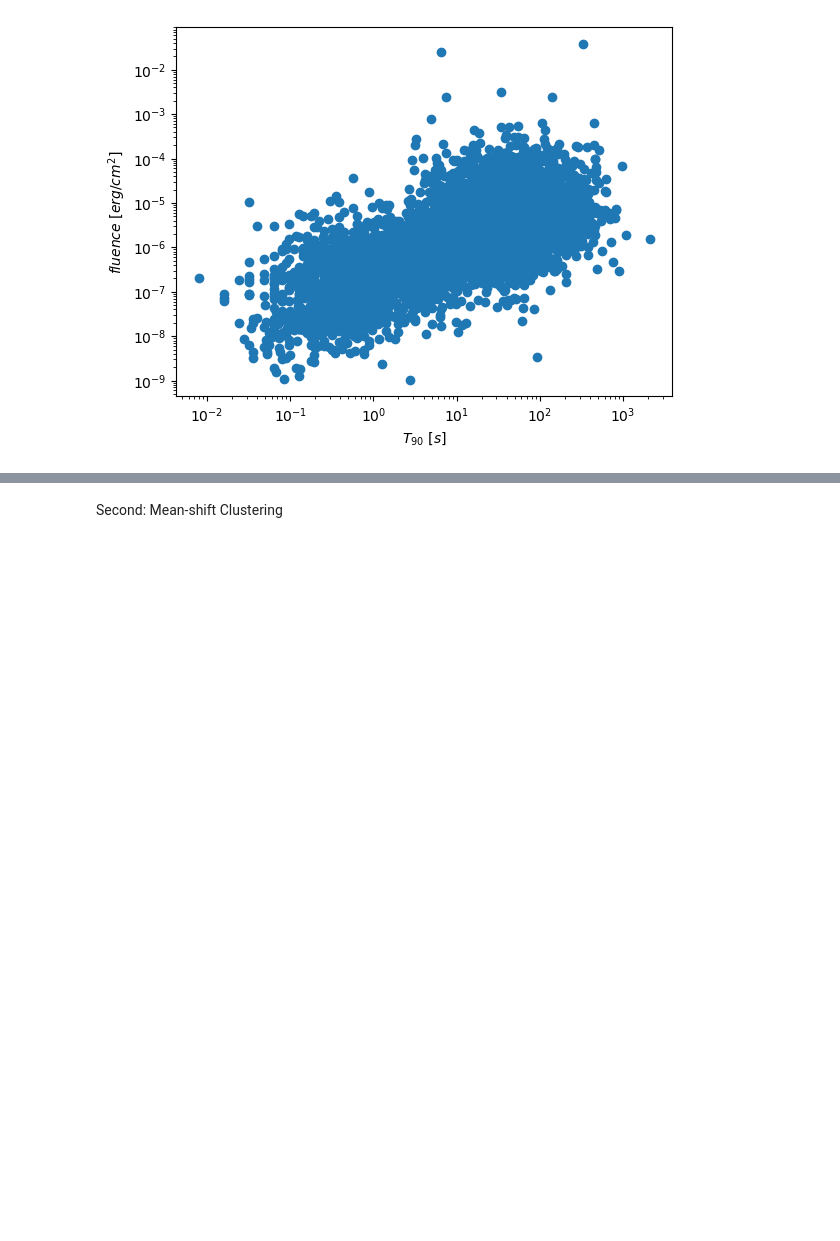
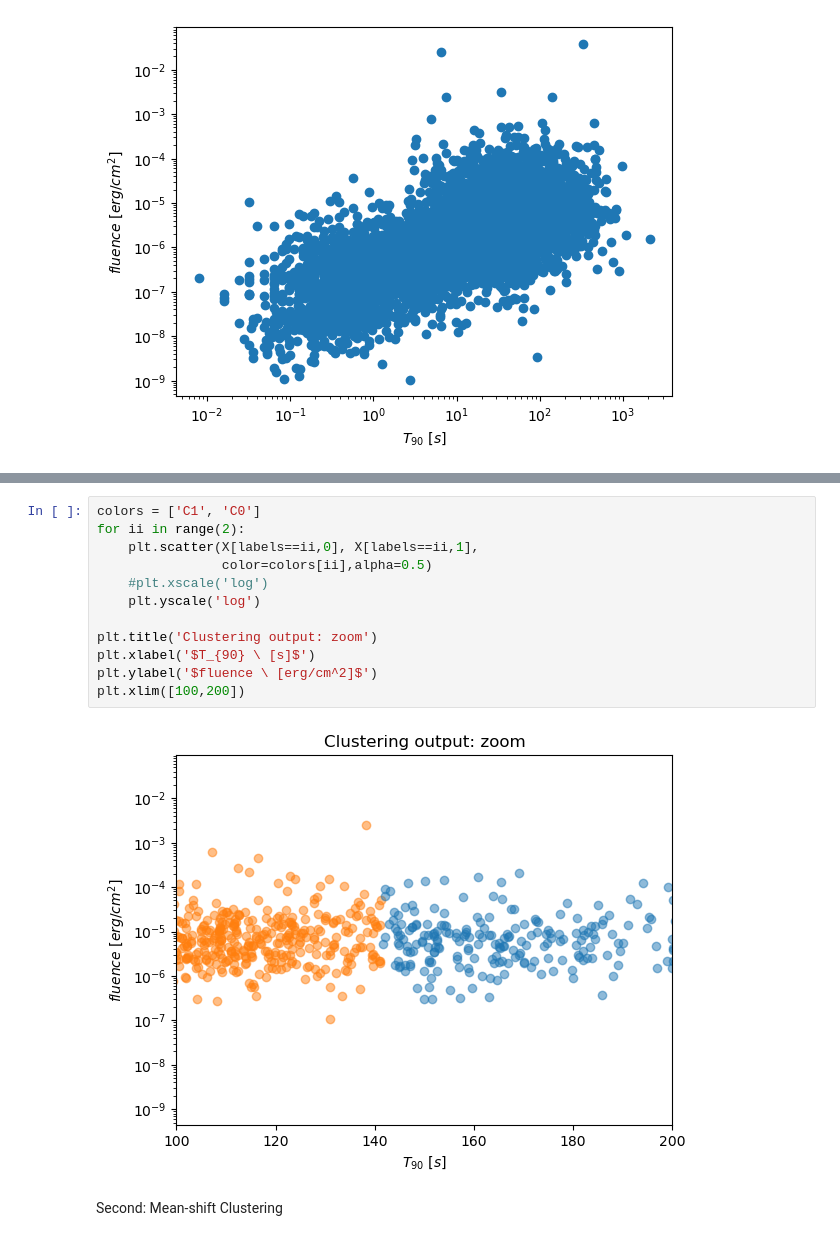
Before and after one commit to Ale5606/ilovegit, a Jupyter notebook: ML/280425/L14.ipynb, the cells around one changed output, grey strips where cells are left out. Saved outputs shown, nothing was run; the diff lists cells and outputs as text; blank space fills up the shorter version.

```diff
--- a/ML/280425/L14.ipynb
+++ b/ML/280425/L14.ipynb
@@ -89,2 +89,16 @@ plt.title('Clustering output');
+# %%
+colors = ['C1', 'C0']
+for ii in range(2):
+    plt.scatter(X[labels==ii,0], X[labels==ii,1],
+                color=colors[ii],alpha=0.5)
+    #plt.xscale('log')
+    plt.yscale('log')
+
+plt.title('Clustering output: zoom')
+plt.xlabel('$T_{90} \ [s]$')
+plt.ylabel('$fluence \ [erg/cm^2]$')
+plt.xlim([100,200])
+# %% [output]
+[figure, added]
 # %% [markdown]
 Second: Mean-shift Clustering
```
Also changed, not shown: parts of 1 cell of this notebook.
